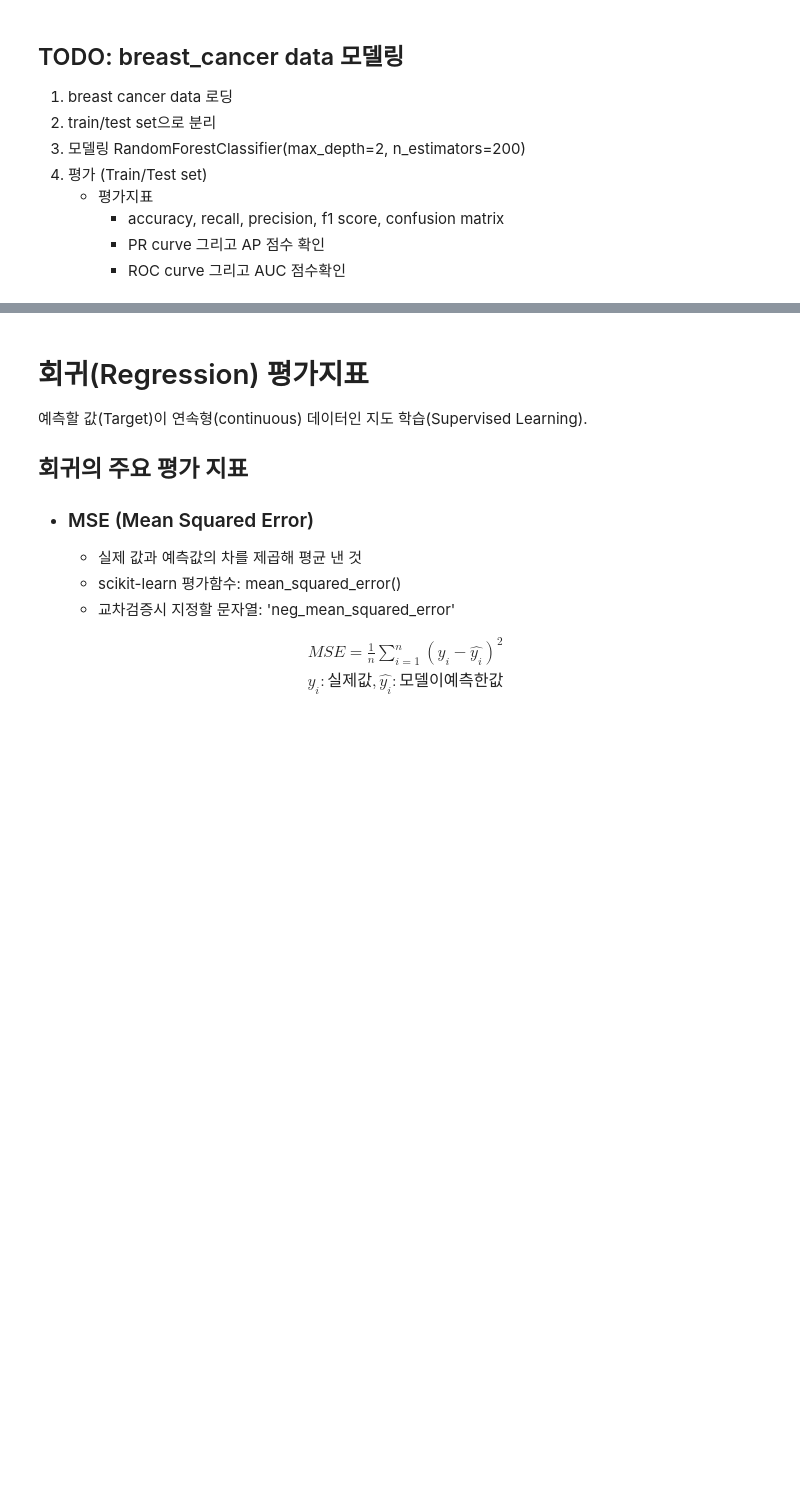
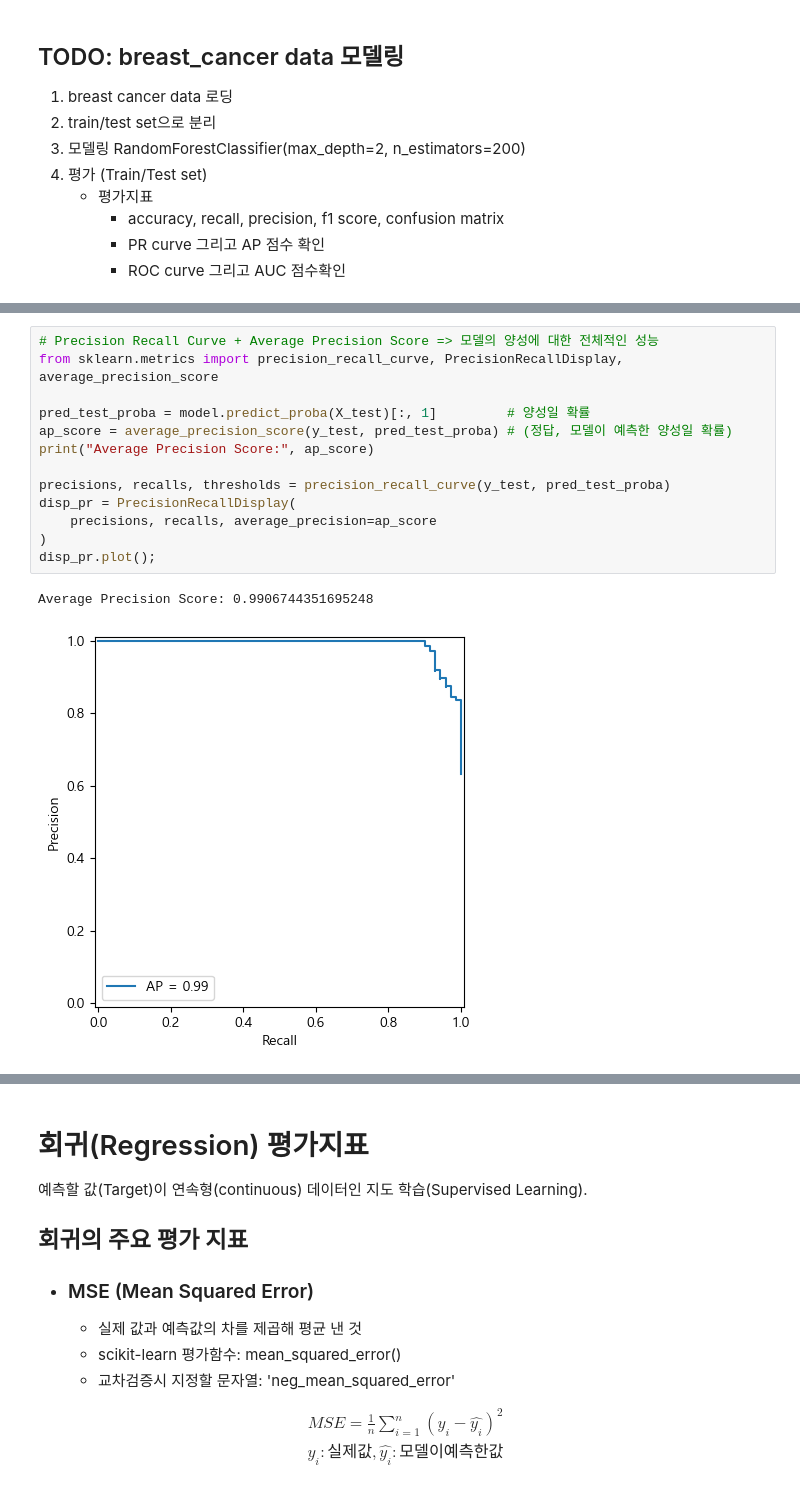
Before and after one commit to leeyonghyok/SKN31, a Jupyter notebook: 06_machin_learning/05_평가지표.ipynb, the cells around one changed output, grey strips where cells are left out. Drawn from its saved outputs; the diff is of its cells as text; blank space fills up the shorter version.

```diff
--- a/06_machin_learning/05_평가지표.ipynb
+++ b/06_machin_learning/05_평가지표.ipynb
@@ -1074,0 +1129,16 @@ X.shape, y.shape
+# %%
+# Precision Recall Curve + Average Precision Score => 모델의 양성에 대한 전체적인 성능
+from sklearn.metrics import precision_recall_curve, PrecisionRecallDisplay, average_precision_score
+
+pred_test_proba = model.predict_proba(X_test)[:, 1]         # 양성일 확률
+ap_score = average_precision_score(y_test, pred_test_proba) # (정답, 모델이 예측한 양성일 확률)
+print("Average Precision Score:", ap_score)
+
+precisions, recalls, thresholds = precision_recall_curve(y_test, pred_test_proba)
+disp_pr = PrecisionRecallDisplay(
+    precisions, recalls, average_precision=ap_score
+)
+disp_pr.plot();
+# %% [output]
+Average Precision Score: 0.9906744351695248
+[figure, added]
```
Also changed, not shown: parts of 16 cells of this notebook, 8 other files.
